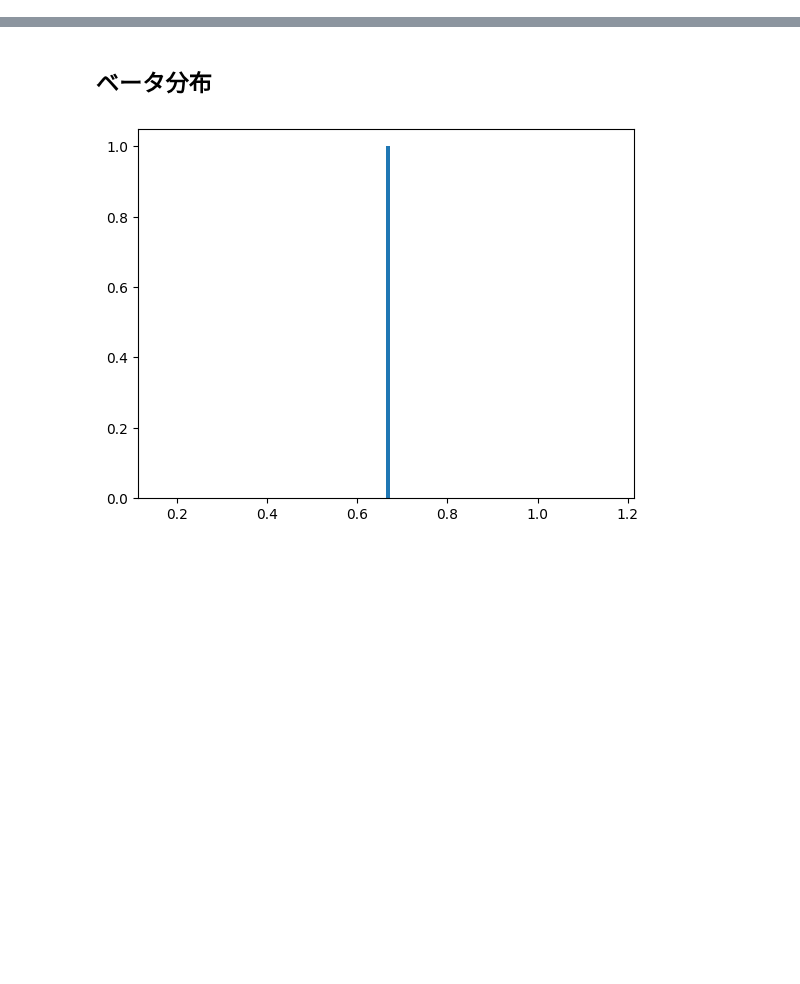
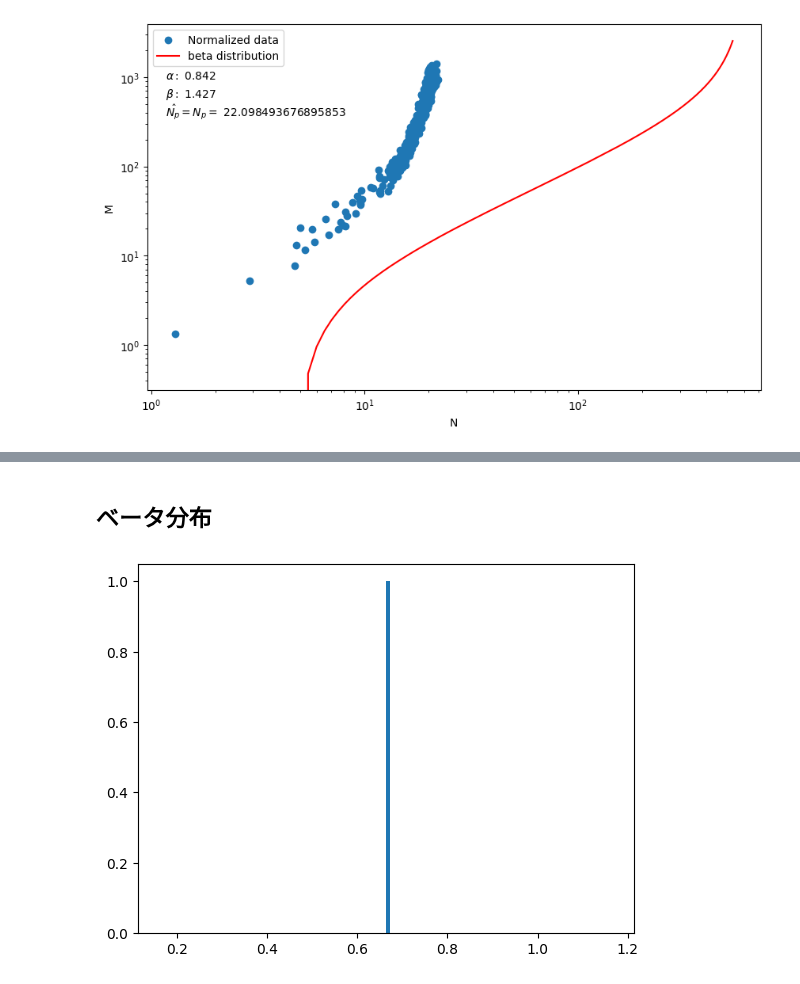
Before and after one commit to yiadka/mobility_scaling, a Jupyter notebook: notebooks/nmscaling_nor.ipynb, the cells around one changed output, grey strips where cells are left out. Drawn from its saved outputs; the diff is of its cells as text; code cells hidden in the pictures; blank space fills up the shorter version.

```diff
--- a/notebooks/nmscaling_nor.ipynb
+++ b/notebooks/nmscaling_nor.ipynb
@@ -190,0 +239,4 @@ min(edge_norm )
+# %%
+Mnorm2 = []
+for i in range(len(edge_left)):
+    Mnorm2.append((edge_left[i] - min(edge_left))/ k)
@@ -190,0 +270,42 @@ min(edge_norm )
+# %%
+kappa = []
+for i in range(len(Mnorm2)):
+    kappa.append( (((alpha + beta)/alpha)**2) * ((2 * Mnorm2[i]) / (Np**2 - Np)) )
+# %%
+Np = max(Nnorm2)
+alpha = params[0]
+beta = params[1]
+
+Nnorm2_fit = []
+for i in range(len(Mnorm2)):
+    Nnorm2_fit.append(model_beta([Mnorm2[i]], alpha, beta))
+
+Mnorm2_fit = []
+for i in range(len(kappa)):
+    Mnorm2_fit.append(((kappa[i] * (Np ** 2)) - (kappa[i] * Np)) / 8)
+# %%
+# 隣接する点を繋ぐように線形補間
+spline_func = interpolate.interp1d(Nnorm2_fit, Mnorm2_fit,
+                                   kind="linear")
+x_new = np.linspace(min(Nnorm2_fit), max(Nnorm2_fit), 1000)
+y_new = spline_func(x_new)
+
+plt.figure(figsize=(10, 6))
+# plt.scatter(node_left, edge_left, label="left")
+# plt.scatter(Nnorm_fit, Mnorm_fit, label="fit", c="red")
+plt.scatter(Nnorm2, Mnorm2, label="Normalized data")
+plt.plot(x_new, y_new, "-", c="red", label="beta distribution")
+# node_normとMnorm_fitの間を補間する
+
+plt.text(0.03, 0.85, r'$\alpha:$ ' + str(round(alpha, 3)), transform=plt.gca().transAxes)
+plt.text(0.03, 0.80, r'$\beta:$ ' + str(round(beta, 3)), transform=plt.gca().transAxes)
+plt.text(0.03, 0.75, r'$\hat{N_{p}}=N_{p}=$ ' + str(Np), transform=plt.gca().transAxes)
+
+plt.xlabel("N")
+plt.ylabel("M")
+plt.xscale("log")
+plt.yscale("log")
+plt.legend()
+plt.show()
+# %% [output]
+[figure, added]
```
Also changed, not shown: parts of 40 cells of this notebook, 1 other file.
